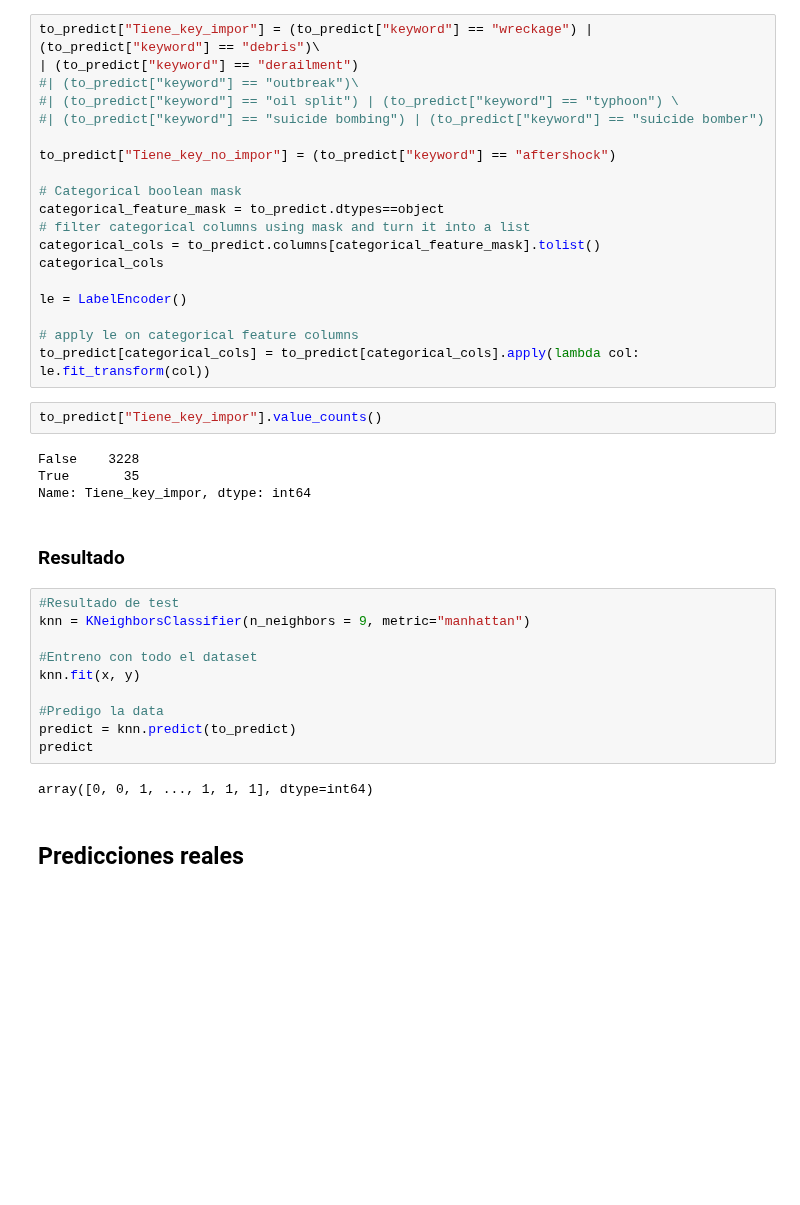
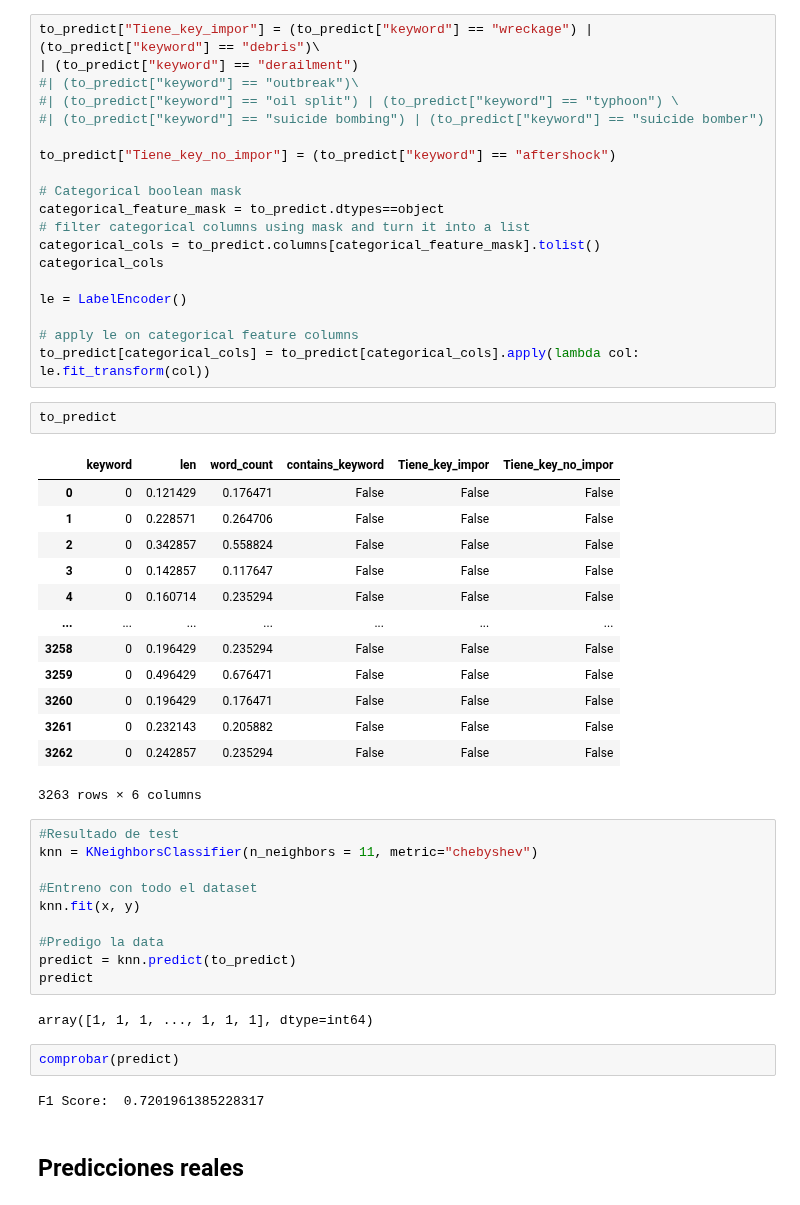
Before and after one commit to axelmpm/TP1_DATOS_1C_2020, a Jupyter notebook: TP2/KNN.ipynb, the cells around one changed output. Drawn from its saved outputs; the diff is of its cells as text; blank space fills up the shorter version.

```diff
--- a/TP2/KNN.ipynb
+++ b/TP2/KNN.ipynb
@@ -193,16 +194,24 @@ le = LabelEncoder()
 # apply le on categorical feature columns
 to_predict[categorical_cols] = to_predict[categorical_cols].apply(lambda col: le.fit_transform(col))
 # %%
-to_predict["Tiene_key_impor"].value_counts()
+to_predict
 # %% [output]
+|  | keyword | len | word_count | contains_keyword | Tiene_key_impor | Tiene_key_no_impor |
+| 0 | 0 | 0.121429 | 0.176471 | False | False | False |
+| 1 | 0 | 0.228571 | 0.264706 | False | False | False |
+| 2 | 0 | 0.342857 | 0.558824 | False | False | False |
+| 3 | 0 | 0.142857 | 0.117647 | False | False | False |
+| 4 | 0 | 0.160714 | 0.235294 | False | False | False |
+| ... | ... | ... | ... | ... | ... | ... |
+| 3258 | 0 | 0.196429 | 0.235294 | False | False | False |
+| 3259 | 0 | 0.496429 | 0.676471 | False | False | False |
+| 3260 | 0 | 0.196429 | 0.176471 | False | False | False |
+| 3261 | 0 | 0.232143 | 0.205882 | False | False | False |
+| 3262 | 0 | 0.242857 | 0.235294 | False | False | False |
-False    3228
-True       35
-Name: Tiene_key_impor, dtype: int64
+3263 rows × 6 columns
-# %% [markdown]
-### Resultado
 # %%
 #Resultado de test
-knn = KNeighborsClassifier(n_neighbors = 9, metric="manhattan")
+knn = KNeighborsClassifier(n_neighbors = 11, metric="chebyshev")
 
 #Entreno con todo el dataset
 knn.fit(x, y)
@@ -211,7 +220,11 @@ knn.fit(x, y)
 predict = knn.predict(to_predict)
 predict
 # %% [output]
-array([0, 0, 1, ..., 1, 1, 1], dtype=int64)
+array([1, 1, 1, ..., 1, 1, 1], dtype=int64)
+# %%
+comprobar(predict)
+# %% [output]
+F1 Score:  0.7201961385228317
 # %% [markdown]
 ## Predicciones reales
 # %%
```
Also changed, not shown: parts of 19 cells of this notebook, 3 other files.
